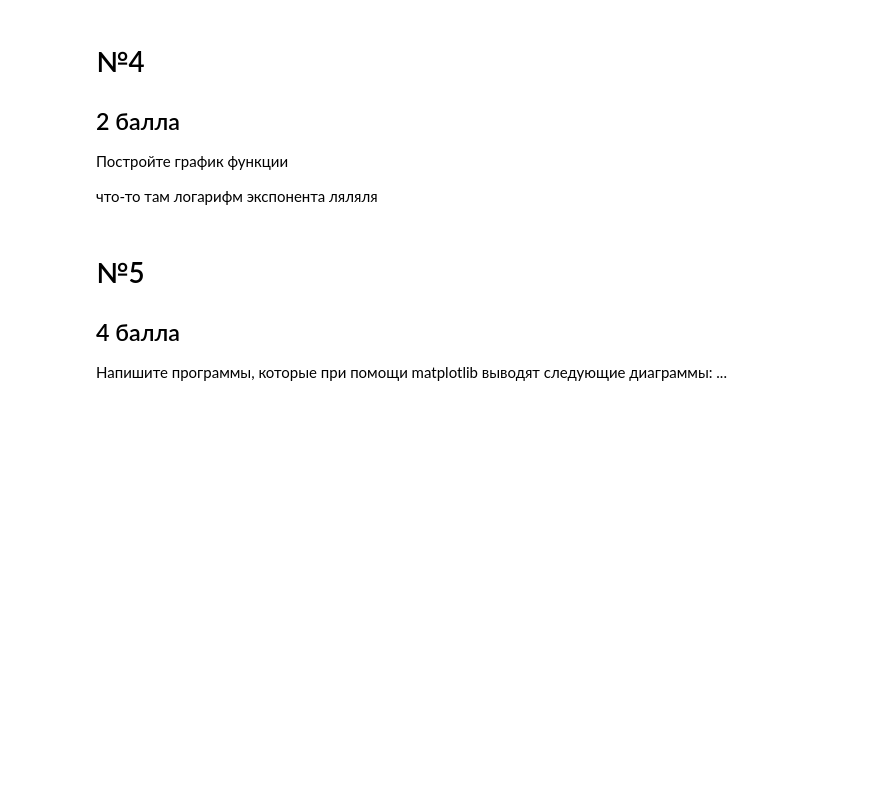
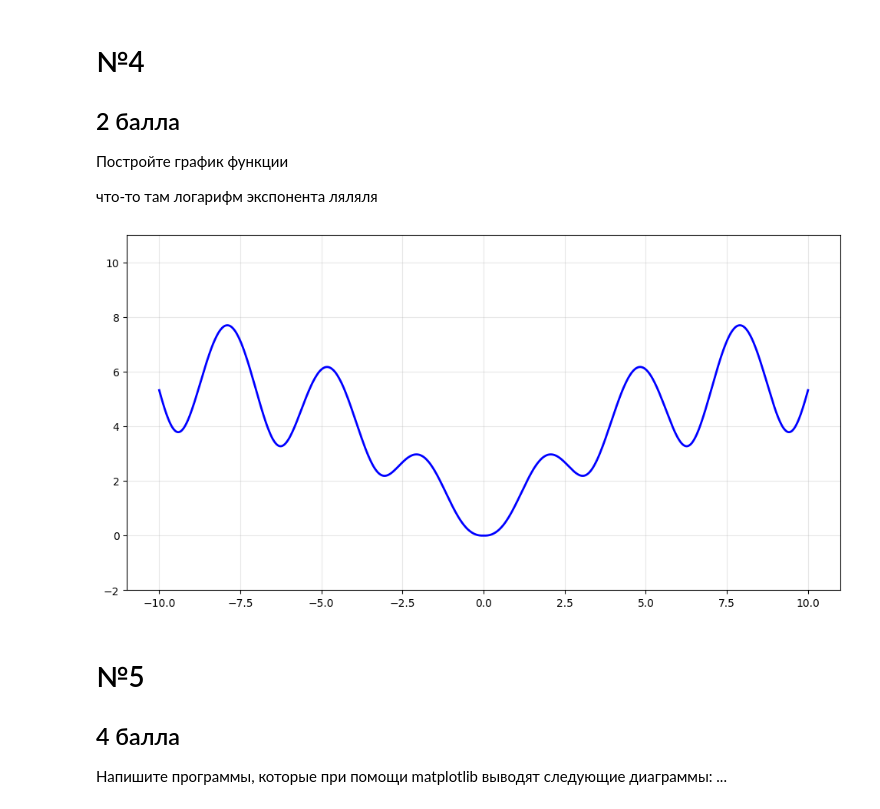
Before and after one commit to GreyFW/Intro_to_ML, a Jupyter notebook: ML_Gorbushina_Lab2.ipynb, the cells around one changed output. Drawn from its saved outputs; the diff is of its cells as text; code cells hidden in the pictures; blank space fills up the shorter version.

```diff
--- a/ML_Gorbushina_Lab2.ipynb
+++ b/ML_Gorbushina_Lab2.ipynb
@@ -193,6 +196,29 @@ task_3()
 Постройте график функции
 
 что-то там логарифм экспонента ляляля
+# %%
+def func(x):
+    base = 1 + np.tan(1 / (1 + np.sin(x) ** 2))
+    value = (x**2 + 1) * np.exp(-np.abs(x) / 10)
+
+    result = np.log(value) / np.log(base)
+
+    result[(base <= 0) | (base == 1)] = np.nan
+
+    return result
+
+x = np.linspace(-10, 10, 1000)
+y = func(x)
+
+plt.figure(figsize=(12, 6))
+plt.plot(x, y, 'b-', linewidth=2)
+plt.grid(True, alpha=0.3)
+plt.ylim(-2, 11)
+plt.xlim(-11, 11)
+
+plt.show()
+# %% [output]
+[figure, added]
 # %% [markdown]
 # №5
 ## 4 балла
```
Also changed, not shown: parts of 6 cells of this notebook.
